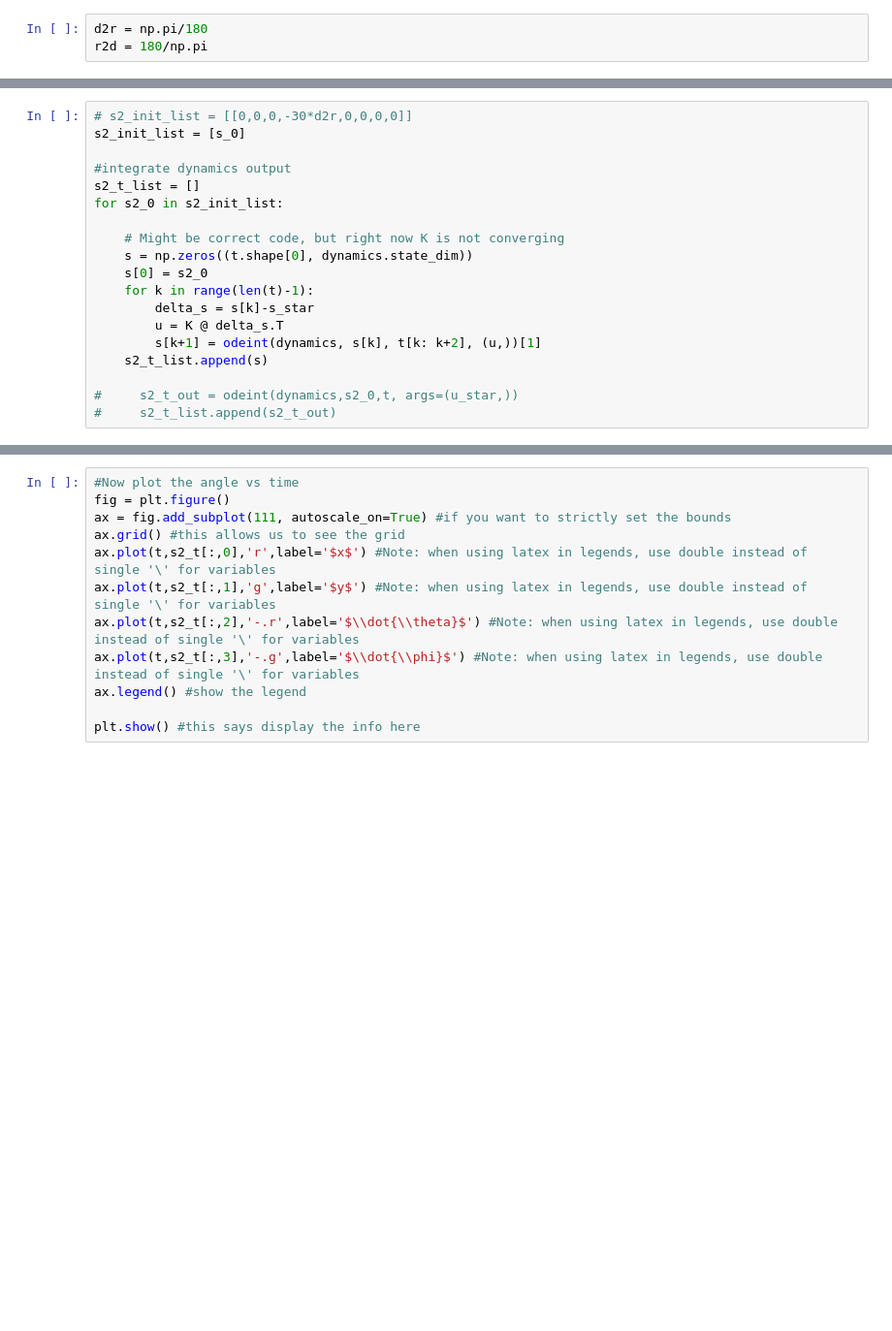
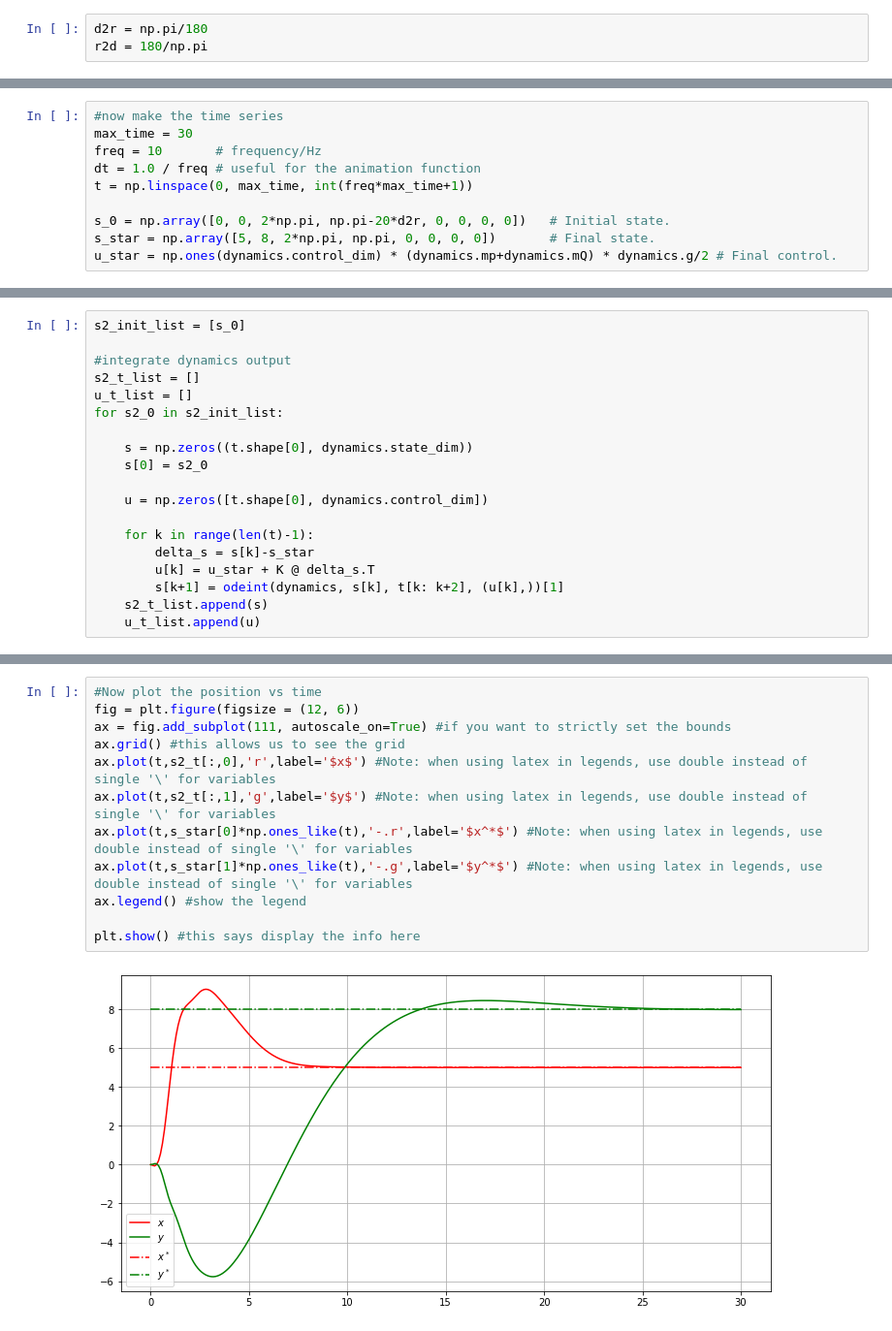
Before and after one commit to PeiChenWu/AA203_Final_Project, a Jupyter notebook: LQR.ipynb, the cells around one changed output, grey strips where cells are left out. Shown at 97% size. Drawn from its saved outputs; the diff is of its cells as text; blank space fills up the shorter version.

```diff
--- a/LQR.ipynb
+++ b/LQR.ipynb
@@ -52,0 +14,10 @@ K
+# %%
+#now make the time series
+max_time = 30
+freq = 10       # frequency/Hz
+dt = 1.0 / freq # useful for the animation function
+t = np.linspace(0, max_time, int(freq*max_time+1))
+
+s_0 = np.array([0, 0, 2*np.pi, np.pi-20*d2r, 0, 0, 0, 0])   # Initial state.
+s_star = np.array([5, 8, 2*np.pi, np.pi, 0, 0, 0, 0])       # Final state.
+u_star = np.ones(dynamics.control_dim) * (dynamics.mp+dynamics.mQ) * dynamics.g/2 # Final control.
@@ -53,21 +58,21 @@ K
 # %%
-# s2_init_list = [[0,0,0,-30*d2r,0,0,0,0]]
 s2_init_list = [s_0]
 
 #integrate dynamics output
 s2_t_list = []
+u_t_list = []
 for s2_0 in s2_init_list:
 
-    # Might be correct code, but right now K is not converging
     s = np.zeros((t.shape[0], dynamics.state_dim))
     s[0] = s2_0
+
+    u = np.zeros([t.shape[0], dynamics.control_dim])
+
     for k in range(len(t)-1):
         delta_s = s[k]-s_star
-        u = K @ delta_s.T
-        s[k+1] = odeint(dynamics, s[k], t[k: k+2], (u,))[1]
+        u[k] = u_star + K @ delta_s.T
+        s[k+1] = odeint(dynamics, s[k], t[k: k+2], (u[k],))[1]
     s2_t_list.append(s)
-
-#     s2_t_out = odeint(dynamics,s2_0,t, args=(u_star,))
-#     s2_t_list.append(s2_t_out)
+    u_t_list.append(u)
 # %%
 s2_t = s2_t_list[0]
@@ -75,12 +83,14 @@ animate_planar_quad_with_inverted_pendulum(t, s2_t[:,0], s2_t[:,1], s2_t[:,2], s
 # %%
-#Now plot the angle vs time
-fig = plt.figure()
+#Now plot the position vs time
+fig = plt.figure(figsize = (12, 6))
 ax = fig.add_subplot(111, autoscale_on=True) #if you want to strictly set the bounds
 ax.grid() #this allows us to see the grid
 ax.plot(t,s2_t[:,0],'r',label='$x$') #Note: when using latex in legends, use double instead of single '\' for variables
 ax.plot(t,s2_t[:,1],'g',label='$y$') #Note: when using latex in legends, use double instead of single '\' for variables
-ax.plot(t,s2_t[:,2],'-.r',label='$\\dot{\\theta}$') #Note: when using latex in legends, use double instead of single '\' for variables
-ax.plot(t,s2_t[:,3],'-.g',label='$\\dot{\\phi}$') #Note: when using latex in legends, use double instead of single '\' for variables
+ax.plot(t,s_star[0]*np.ones_like(t),'-.r',label='$x^*$') #Note: when using latex in legends, use double instead of single '\' for variables
+ax.plot(t,s_star[1]*np.ones_like(t),'-.g',label='$y^*$') #Note: when using latex in legends, use double instead of single '\' for variables
 ax.legend() #show the legend
 
 plt.show() #this says display the info here
+# %% [output]
+[figure, added]
```
Also changed, not shown: parts of 9 cells of this notebook.
